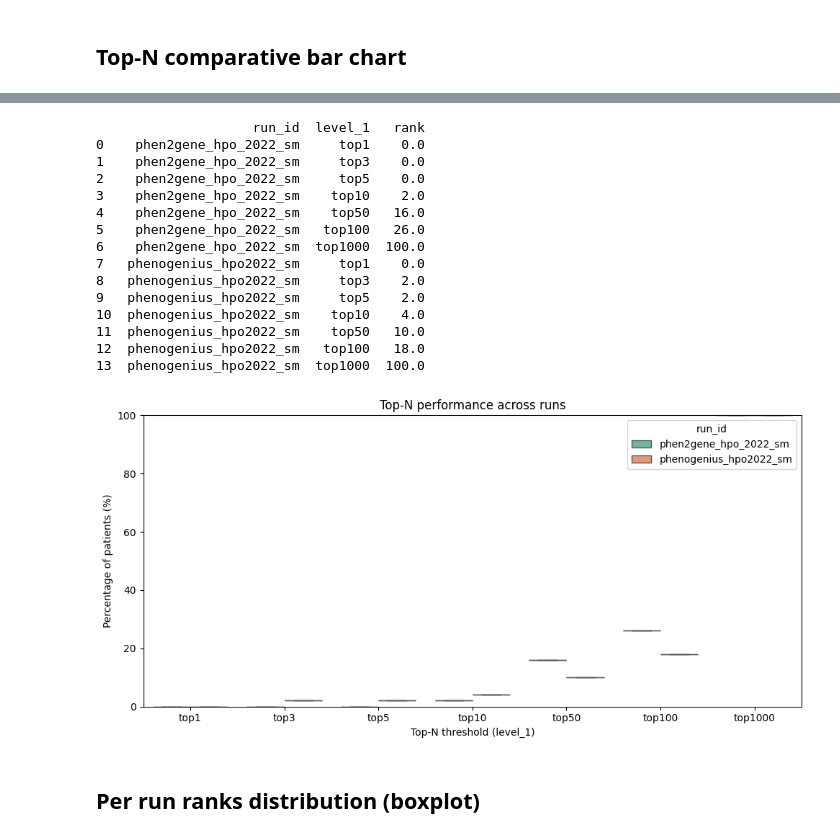
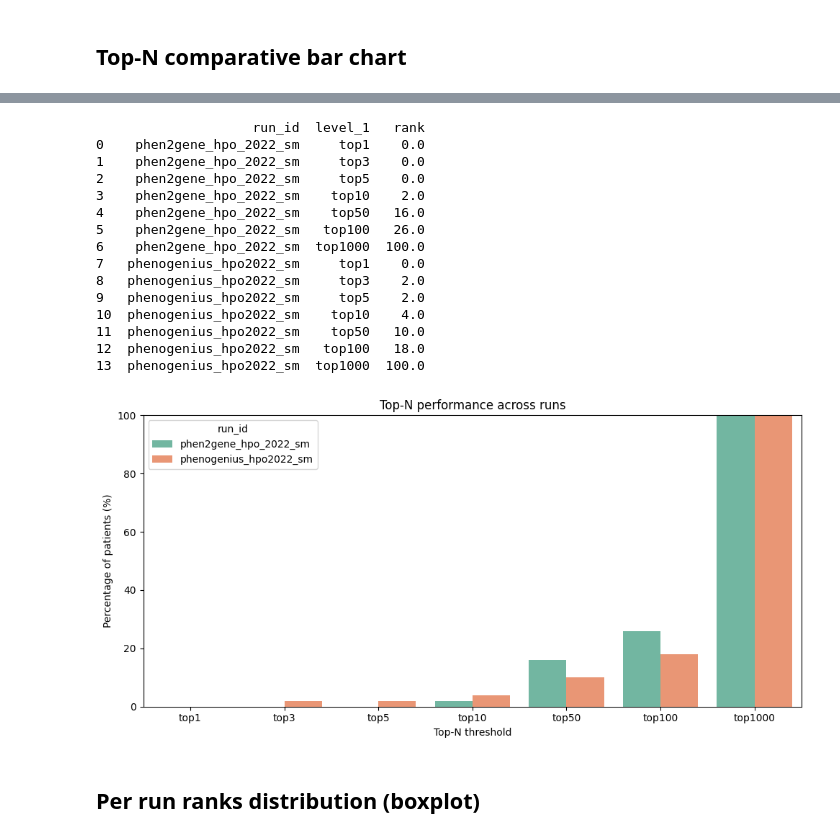
Before and after one commit to AxelBone/String_Matching_Parser_14042025, a Jupyter notebook: ext/phenogenius_results_analysis/notebooks/EDA_comparison_priorisation_results_from_diff_methods.ipynb, the cells around one changed output, grey strips where cells are left out. Saved outputs shown, nothing was run; the diff lists cells and outputs as text; code cells hidden in the pictures.

Commit message:
Fix EDA comparison tools : barplot, color values

```diff
--- a/ext/phenogenius_results_analysis/notebooks/EDA_comparison_priorisation_results_from_diff_methods.ipynb
+++ b/ext/phenogenius_results_analysis/notebooks/EDA_comparison_priorisation_results_from_diff_methods.ipynb
@@ -29,6 +29,7 @@ pd.set_option("display.max_colwidth", 120)
 # %%
 # === PARAMÈTRE ===
 ANALYSIS_TABLE_PATH = "../data/synthetic_variants.csv"  # ou .parquet
+OUTPUT_PATH = ""
 
 # Chargement
 if ANALYSIS_TABLE_PATH.endswith(".parquet"):
@@ -168,7 +149,6 @@ import pandas as pd
 import plotly.express as px
 import seaborn as sns
 import matplotlib.pyplot as plt
-
 
 # seuils top-N que tu veux
 thresholds = [1, 3, 5, 10, 50, 100, 1000]
@@ -190,48 +170,51 @@ topN_summary = compute_topN_summary(df, thresholds)
 print(topN_summary)
 
 
-
 palette = sns.color_palette("Set2")
 
+# ordre des méthodes (si tu veux garder le même que dans rank_eval)
 hue_order = rank_eval["run_id"].unique()
 palette_map = {run_id: palette[i] for i, run_id in enumerate(hue_order)}
 palette_hue = [palette_map[r] for r in hue_order]
 
 plt.figure(figsize=(10, 5))
 
-sns.boxplot(
+sns.barplot(
     data=topN_summary,
-    x="level_1",
-    y="rank",
+    x="level_1",           # top1, top3, top5...
+    y="rank",              # pourcentage
     hue="run_id",
-    hue_order=hue_order,      # pour garder le même ordre/couleurs
-    palette=palette_hue
+    hue_order=hue_order,
+    palette=palette_hue,
+    estimator="mean",      # ici chaque combinaison est unique, donc c'est juste une précaution
+    errorbar=None          # ou ci=None selon ta version de seaborn
 )
 
-plt.xlabel("Top-N threshold (level_1)")
-plt.ylabel("Percentage of patients (%)")   # ou juste 'rank' si tu préfères
+plt.xlabel("Top-N threshold")
+plt.ylabel("Percentage of patients (%)")
 plt.title("Top-N performance across runs")
-
-plt.ylim(0, 100)  # puisque ce sont des pourcentages
+plt.ylim(0, 100)
 plt.tight_layout()
 plt.show()
+
+plt.savefig(OUTPUT_PATH + "top-N_performance_across_runs.png", dpi=300)
 # %% [output]
                     run_id  level_1   rank
 0    phen2gene_hpo_2022_sm     top1    0.0
 1    phen2gene_hpo_2022_sm     top3    0.0
 2    phen2gene_hpo_2022_sm     top5    0.0
 3    phen2gene_hpo_2022_sm    top10    2.0
 4    phen2gene_hpo_2022_sm    top50   16.0
 5    phen2gene_hpo_2022_sm   top100   26.0
 6    phen2gene_hpo_2022_sm  top1000  100.0
 7   phenogenius_hpo2022_sm     top1    0.0
 8   phenogenius_hpo2022_sm     top3    2.0
 9   phenogenius_hpo2022_sm     top5    2.0
 10  phenogenius_hpo2022_sm    top10    4.0
 11  phenogenius_hpo2022_sm    top50   10.0
 12  phenogenius_hpo2022_sm   top100   18.0
 13  phenogenius_hpo2022_sm  top1000  100.0
-[figure, old version]
+[figure, new version]
 # %% [markdown]
 ## Per run ranks distribution (boxplot)
 # %%
```
Also changed, not shown: parts of 3 cells of this notebook.
